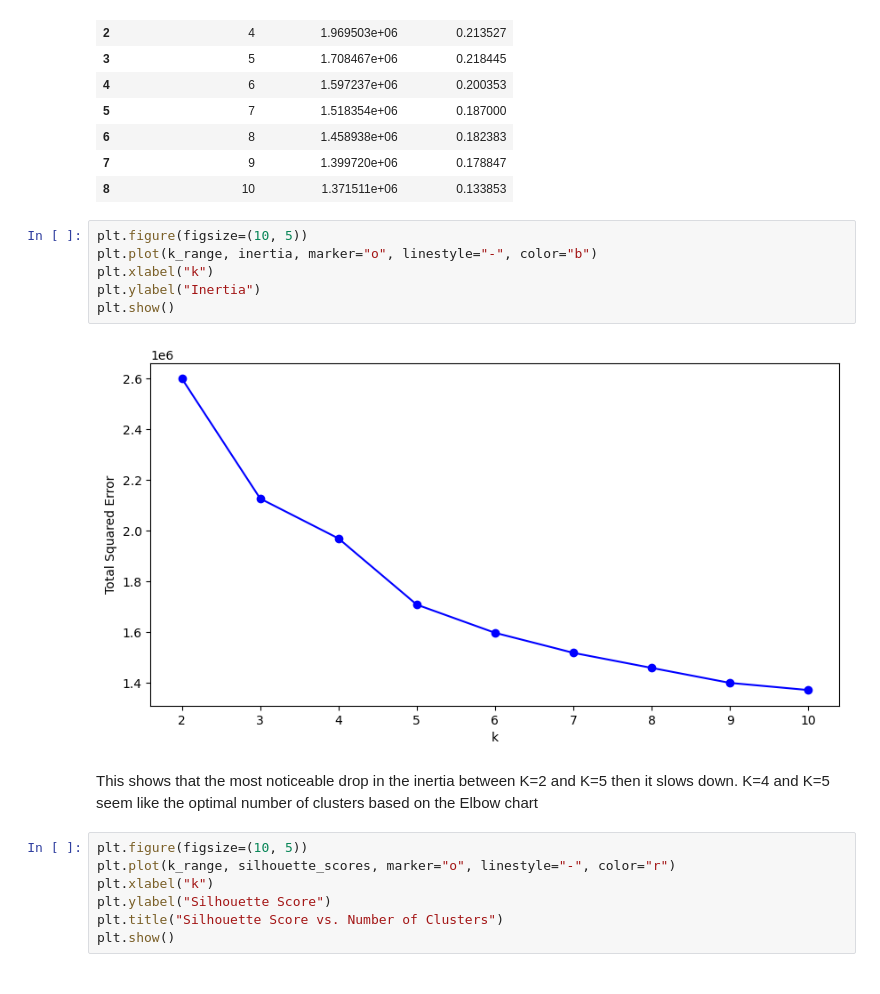
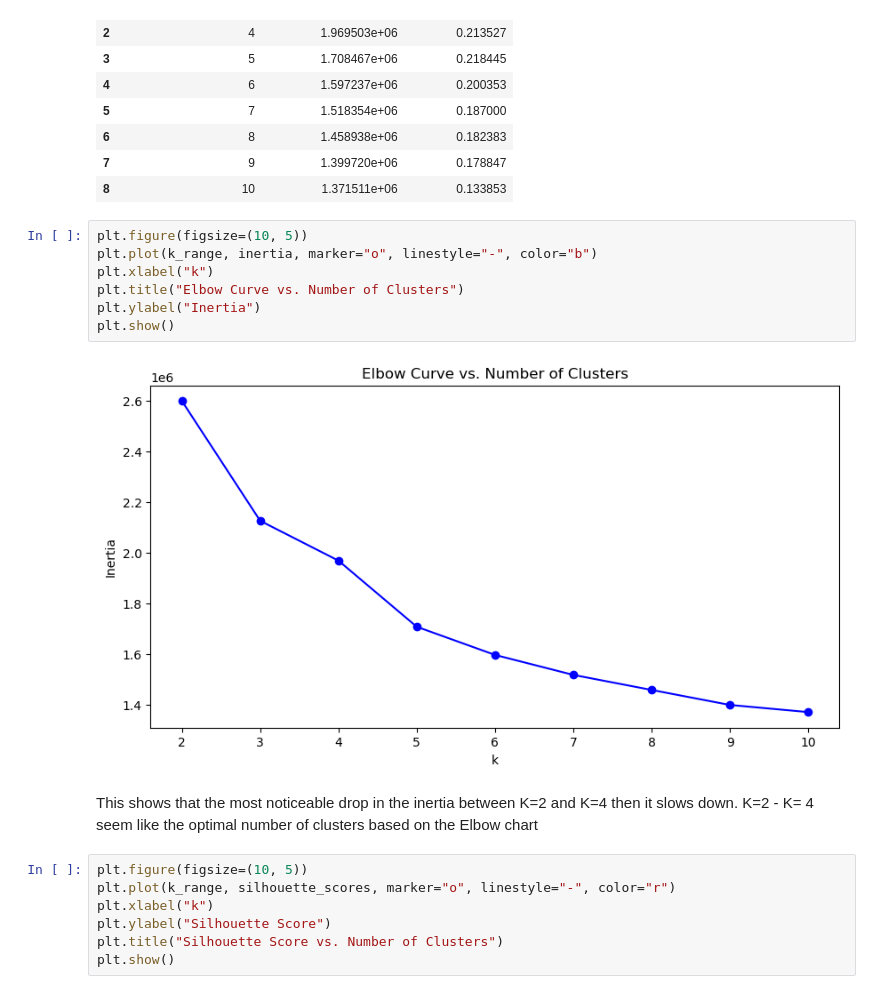
Before and after one commit to JordanVercillo/data_science, a Jupyter notebook: machine_learning/assignments/assignment2.ipynb, the cells around one changed output. Cells and saved outputs as stored; diff of their text form.

```diff
--- a/machine_learning/assignments/assignment2.ipynb
+++ b/machine_learning/assignments/assignment2.ipynb
@@ -542,13 +517,14 @@ results_df
 # %%
 plt.figure(figsize=(10, 5))
 plt.plot(k_range, inertia, marker="o", linestyle="-", color="b")
 plt.xlabel("k")
+plt.title("Elbow Curve vs. Number of Clusters")
 plt.ylabel("Inertia")
 plt.show()
 # %% [output]
-[figure, old version]
+[figure, new version]
 # %% [markdown]
-This shows that the most noticeable drop in the inertia between K=2 and K=5 then it slows down. K=4 and K=5 seem like the optimal number of clusters based on the Elbow chart
+This shows that the most noticeable drop in the inertia between K=2 and K=4 then it slows down. K=2 - K= 4 seem like the optimal number of clusters based on the Elbow chart
 # %%
 plt.figure(figsize=(10, 5))
 plt.plot(k_range, silhouette_scores, marker="o", linestyle="-", color="r")
```
Also changed, not shown: parts of 25 cells of this notebook.
